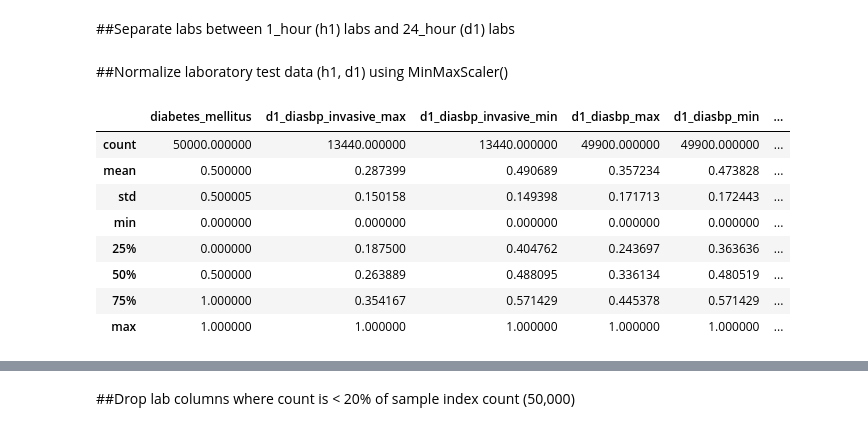
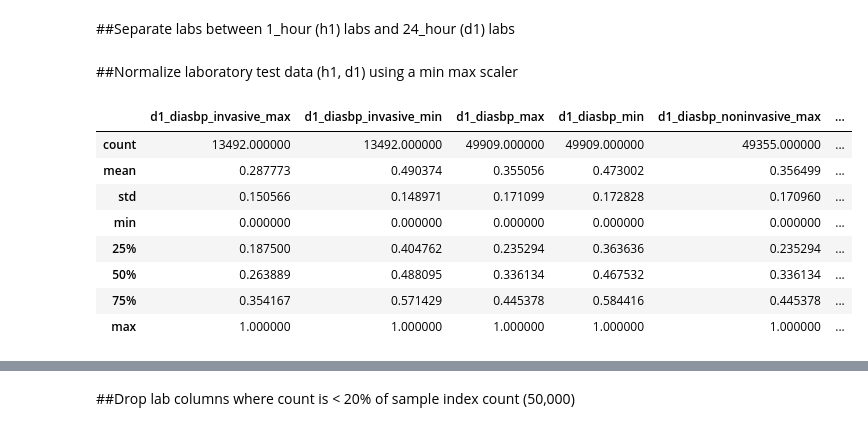
Before and after one commit to K-Hebel/WiDS_Chi, a Jupyter notebook: Exploratory_Analysis.ipynb, the cells around one changed output, grey strips where cells are left out. Saved outputs shown, nothing was run; the diff lists cells and outputs as text; code cells hidden in the pictures.

```diff
--- a/Exploratory_Analysis.ipynb
+++ b/Exploratory_Analysis.ipynb
@@ -210,5 +181,5 @@ df['diabetes_mellitus'].value_counts()
 # %%
-sample=df.groupby('diabetes_mellitus', group_keys=False).apply(lambda x: x.sample(25000))
-sample.describe()
+sample_1=df.groupby('diabetes_mellitus', group_keys=False).apply(lambda x: x.sample(25000))
+sample_1.describe()
 # %% [output]
 |  | age | bmi | height | weight | albumin_apache | apache_2_diagnosis | apache_3j_diagnosis | ... |
@@ -237,30 +208,28 @@ Linear Discriminant Analysis training set score: 0.735
 # %% [markdown]
 ##Separate labs between 1_hour (h1) labs and 24_hour (d1) labs
 # %%
-day_labs=['diabetes_mellitus']
-hour_labs=['diabetes_mellitus']
-for column in sample.columns:
+day_labs=[]
+hour_labs=[]
+for column in sample_1.columns:
   if column.split('_')[0]=='d1':
     day_labs.append(column)
   elif column.split('_')[0]=='h1':
     hour_labs.append(column)
 # %% [markdown]
-##Normalize laboratory test data (h1, d1) using MinMaxScaler()
+##Normalize laboratory test data (h1, d1) using a min max scaler
 # %%
-#Normalize witn MaxMinScaler Dataframe based on labs in first 24 hours  in ICU
+#Normalize Dataframe based on labs in first 24 hours  in ICU
 
-min_max_scaler = MinMaxScaler()
+norm_day_labs = sample_1[day_labs].apply(lambda x: (x - x.min()) / (x.max() - x.min()))
 
-norm_day_labs = pd.DataFrame( min_max_scaler.fit_transform(sample[day_labs].values))
-norm_day_labs.columns = sample[day_labs].columns
 norm_day_labs.describe()
 # %% [output]
-|  | diabetes_mellitus | d1_diasbp_invasive_max | d1_diasbp_invasive_min | d1_diasbp_max | d1_diasbp_min | ... |
-| count | 50000.000000 | 13440.000000 | 13440.000000 | 49900.000000 | 49900.000000 | ... |
-| mean | 0.500000 | 0.287399 | 0.490689 | 0.357234 | 0.473828 | ... |
-| std | 0.500005 | 0.150158 | 0.149398 | 0.171713 | 0.172443 | ... |
+|  | d1_diasbp_invasive_max | d1_diasbp_invasive_min | d1_diasbp_max | d1_diasbp_min | d1_diasbp_noninvasive_max | ... |
+| count | 13492.000000 | 13492.000000 | 49909.000000 | 49909.000000 | 49355.000000 | ... |
+| mean | 0.287773 | 0.490374 | 0.355056 | 0.473002 | 0.356499 | ... |
+| std | 0.150566 | 0.148971 | 0.171099 | 0.172828 | 0.170960 | ... |
 | min | 0.000000 | 0.000000 | 0.000000 | 0.000000 | 0.000000 | ... |
-| 25% | 0.000000 | 0.187500 | 0.404762 | 0.243697 | 0.363636 | ... |
-| 50% | 0.500000 | 0.263889 | 0.488095 | 0.336134 | 0.480519 | ... |
-| 75% | 1.000000 | 0.354167 | 0.571429 | 0.445378 | 0.571429 | ... |
+| 25% | 0.187500 | 0.404762 | 0.235294 | 0.363636 | 0.235294 | ... |
+| 50% | 0.263889 | 0.488095 | 0.336134 | 0.467532 | 0.336134 | ... |
+| 75% | 0.354167 | 0.571429 | 0.445378 | 0.584416 | 0.445378 | ... |
 | max | 1.000000 | 1.000000 | 1.000000 | 1.000000 | 1.000000 | ... |
```
Also changed, not shown: parts of 105 cells of this notebook.
